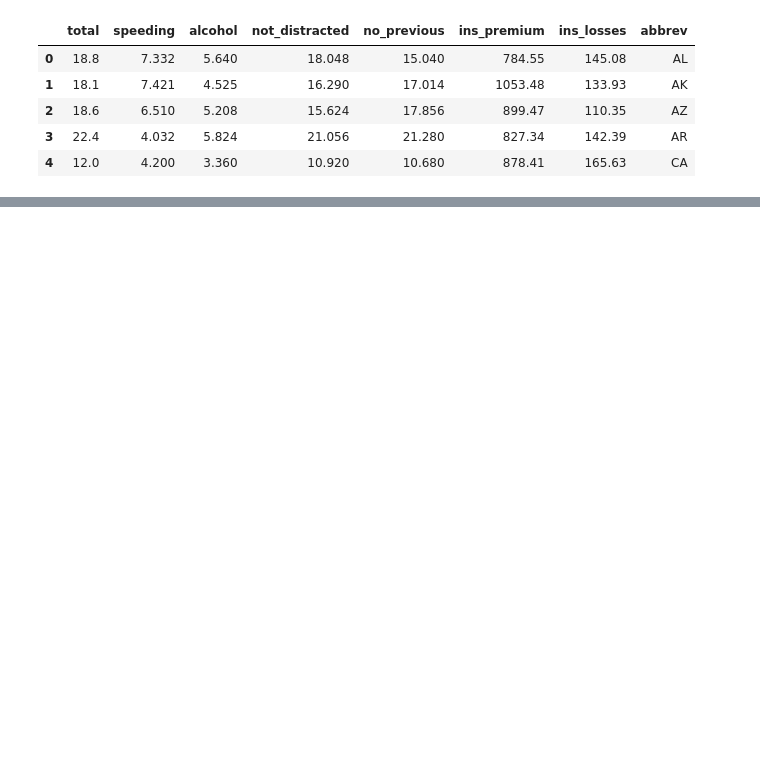
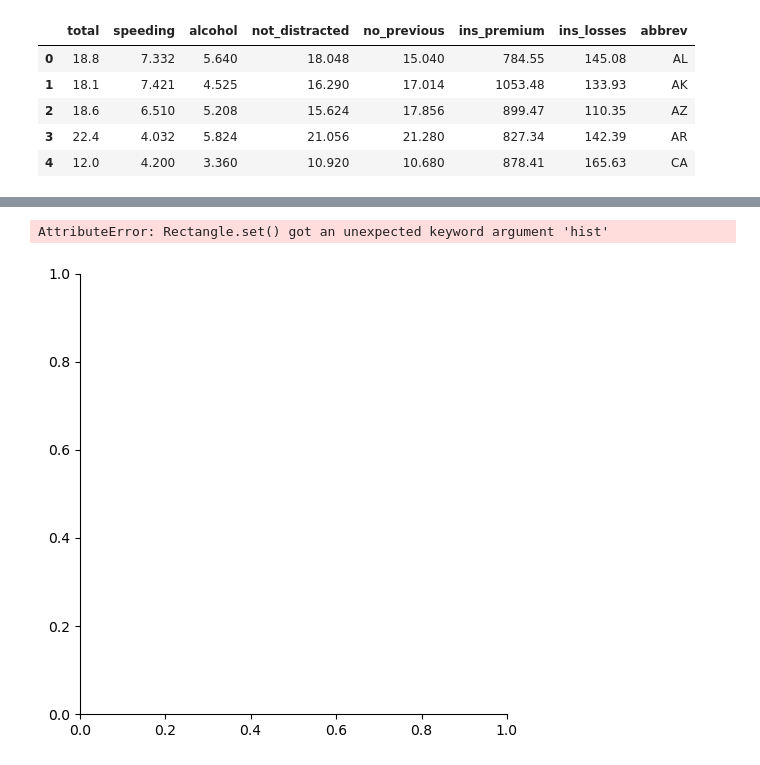
Before and after one commit to developer-satya/Machine-Learning, a Jupyter notebook: DataVisualization.ipynb, the cells around one changed output, grey strips where cells are left out. Cells and saved outputs as stored; diff of their text form; code cells hidden in the pictures; blank space fills up the shorter version.

```diff
--- a/DataVisualization.ipynb
+++ b/DataVisualization.ipynb
@@ -20,0 +44,5 @@ sns.lineplot(x='total', y='speeding', data = data, style='abbrev')
+# %%
+sns.displot(dataset['time_spend_company'], hist=False)
+# %% [output]
+AttributeError: Rectangle.set() got an unexpected keyword argument 'hist'
+[figure, added]
```
Also changed, not shown: parts of 5 cells of this notebook, 2 other files.
